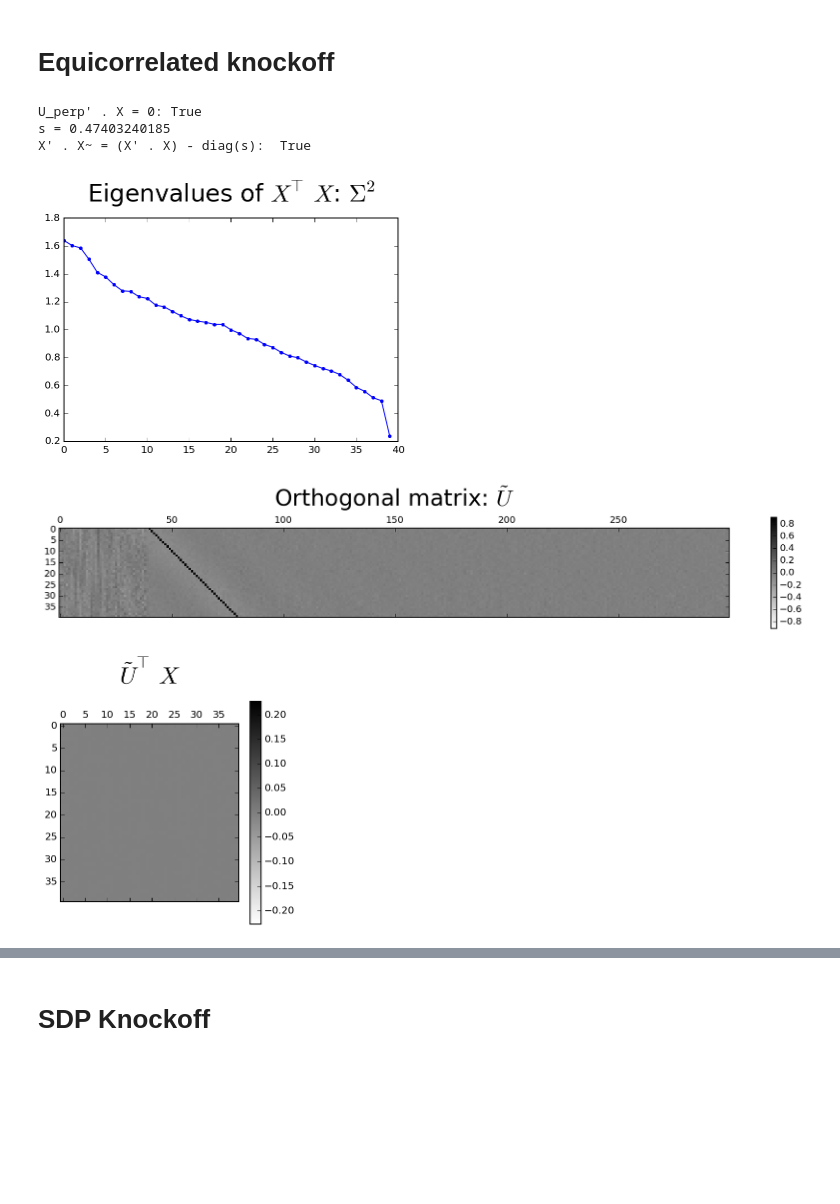
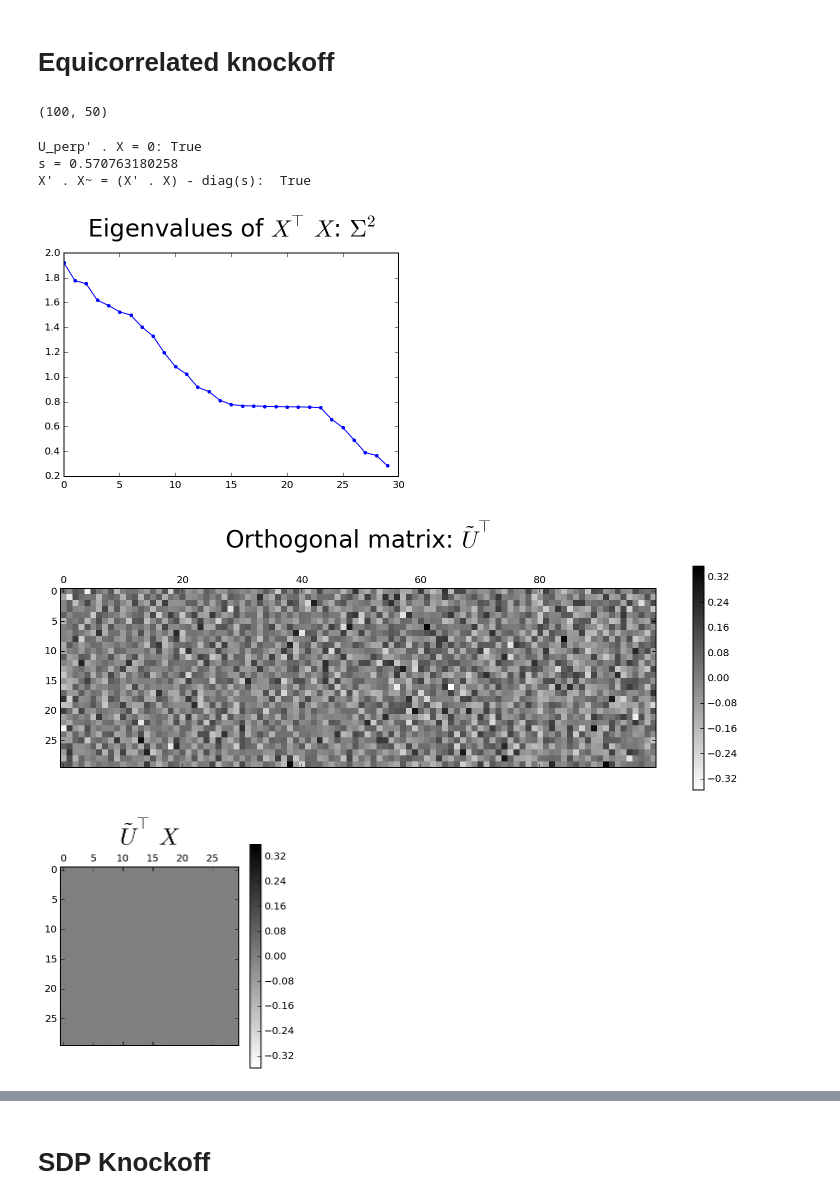
Before and after one commit to alexhuth/knockoff, a Jupyter notebook: Knockoff.ipynb, the cells around one changed output, grey strips where cells are left out. Drawn from its saved outputs; the diff is of its cells as text; code cells hidden in the pictures; blank space fills up the shorter version.

Commit message:
changed how U_perp is computed

```diff
--- a/Knockoff.ipynb
+++ b/Knockoff.ipynb
@@ -26,12 +26,14 @@ def matshow_symm(data, *args, **kwargs):
 # it's going to be partly sinusoidal features (which are correlated)
 # and partly noise features (which are uncorrelated)
 
-n = 300
-psine = 20 # number of sinusoidal features
-pnoise = 20 # number of noise features
+n = 100
+psine = 24 # number of sinusoidal features
+pnoise = 6 # number of noise features
 p = psine + pnoise # total number of features
 
-ip = 5 # ~ number of independent sinusoidal features
+randomize = False
+
+ip = 8 # ~ number of independent sinusoidal features
 noise = 0.0 # additive noise level (on top of sinusoidal features)
 
 # Generate sinewave features
@@ -61,5 +63,9 @@ gcf().set_size_inches(8,8)
 # %% [markdown]
 # Equicorrelated knockoff
+# %%
+Q.shape
+# %% [output]
+(100, 50)
 # %%
 # Take SVD of X
 U,S,Vh = np.linalg.svd(X, full_matrices=False)
@@ -67,8 +73,14 @@ U,S,Vh = np.linalg.svd(X, full_matrices=False)
 # Create U_perp, "an orthonormal matrix whose column space is orthogonal to that of X"
 # by taking "skinny" QR decomposition of U (i.e. padded w/ zeros)
 # (from MATLAB code)
-Q,R = np.linalg.qr(np.hstack([U, np.zeros_like(X)]))
+#Q,R = np.linalg.qr(np.hstack([U, np.zeros_like(X)])) # <-- method used by Barber & Candes
+#Q,R = np.linalg.qr(np.hstack([U, np.eye(n,p)]))
+Q,R = np.linalg.qr(np.hstack([U, np.random.randn(n,p)]))
 U_perp = Q[:,p:2*p]
+
+if randomize:
+    Q2,_ = np.linalg.qr(np.random.randn(p,p))
+    U_perp = np.dot(U_perp, Q2)
 
 # Confirm orthogonality, i.e. U_perp' . X = 0
 print "U_perp' . X = 0:", np.allclose(np.dot(U_perp.T, X), 0)
@@ -76,7 +88,7 @@ print "U_perp' . X = 0:", np.allclose(np.dot(U_perp.T, X), 0)
 
 # Compute s, the amount of direct cross-correlation removed
 # i.e. corr( Xj, X~j ) = 1 - s
-s = min(2 * S[-1] ** 2, 1.0)
+s = min(2 * S.min() ** 2, 1.0)
 print "s =", s
 
 
@@ -96,23 +108,23 @@ G = np.dot(np.hstack([X, X_ko]).T, np.hstack([X, X_ko]))
 print "X' . X~ = (X' . X) - diag(s): ", np.allclose(np.dot(X.T, X) - s * np.eye(p), G[p:,:p])
 # %% [output]
 U_perp' . X = 0: True
-s = 0.47403240185
+s = 0.570763180258
 X' . X~ = (X' . X) - diag(s):  True
 # %%
 plot(S ** 2, '.-');
 title(r"Eigenvalues of $X^\top X$: $\Sigma^2$", y=1.05);
 # %% [output]
-[figure, old version]
+[figure, new version]
 # %%
 matshow_symm(U_perp.T); colorbar();
-rtitle("Orthogonal matrix: $\~U$");
+rtitle(r"Orthogonal matrix: $\~U^\top$");
 
 xmax = np.abs(X).max()
 matshow(np.dot(U_perp.T, X), vmin=-xmax, vmax=xmax); colorbar();
-rtitle(r"$\~U^\top X$");
+title(r"$\~U^\top X$", y=1.1);
 # %% [output]
-[figure, old version]
+[figure, new version]
-[figure, old version]
+[figure, new version]
 # %%
 matshow_symm(X.T); colorbar();
 rtitle(r"Original features: $X^\top$");
```
Also changed, not shown: parts of 8 cells of this notebook.
